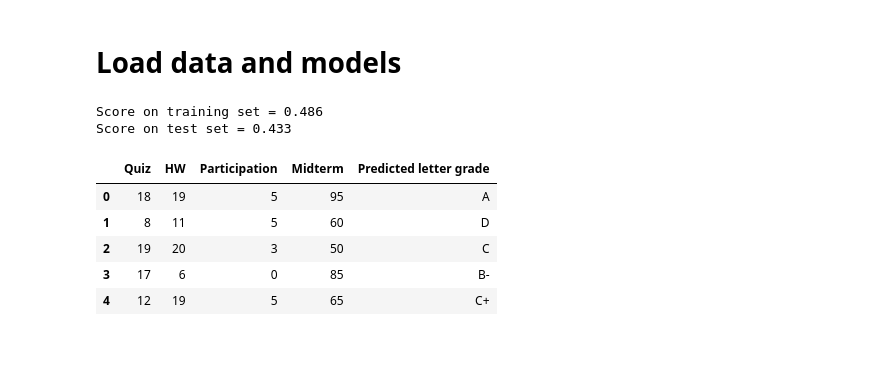
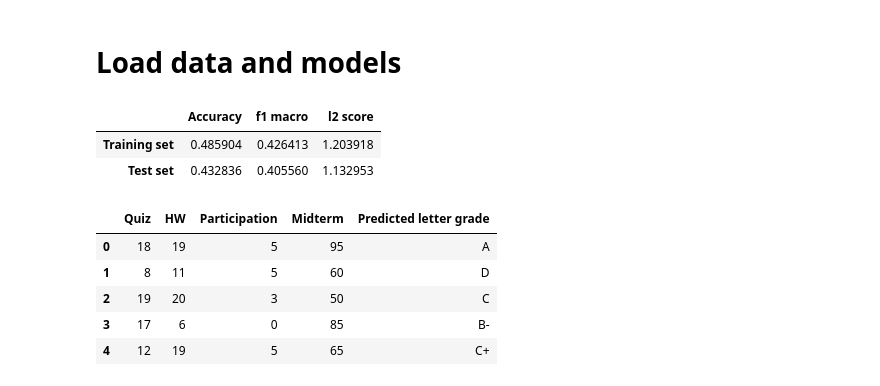
Before and after one commit to raoulnormand/grade-prediction, a Jupyter notebook: notebooks/classification_results.ipynb, the cells around one changed output. Cells and saved outputs as stored; diff of their text form; code cells hidden in the pictures; blank space fills up the shorter version.

Commit message:
Update classification notebook to compute all scores and save them.

```diff
--- a/notebooks/classification_results.ipynb
+++ b/notebooks/classification_results.ipynb
@@ -15,10 +15,22 @@ X_train, X_test, y_train, y_test = get_data(classification=True)
 with open("../results/classification/svm.pkl", "rb") as f:
     svm = load(f)
 # %%
-# Accuracy
+# Scores
 
-print(f"Score on training set = {svm.score(X_train, y_train):.3f}")
-print(f"Score on test set = {svm.score(X_test, y_test):.3f}\n")
+from sklearn.metrics import accuracy_score, f1_score
+from src.utils import l2_loss
+
+y_train_pred = svm.predict(X_train)
+y_test_pred = svm.predict(X_test)
+
+scores = pd.DataFrame(columns=['Accuracy', 'f1 macro', 'l2 score'], index=['Training set', 'Test set'])
+measures = [accuracy_score, lambda y_true, y_pred : f1_score(y_true, y_pred, average='macro'), l2_loss]
+
+for col, measure in zip (scores.columns, measures):
+    scores[col] = [measure(y_train, y_train_pred), measure(y_test, y_test_pred)]
-# %% [output]
-Score on training set = 0.486
-Score on test set = 0.433
+# %%
+scores
+# %% [output]
+|  | Accuracy | f1 macro | l2 score |
+| Training set | 0.485904 | 0.426413 | 1.203918 |
+| Test set | 0.432836 | 0.405560 | 1.132953 |
```
Also changed, not shown: parts of 1 cell of this notebook, 1 other file.
